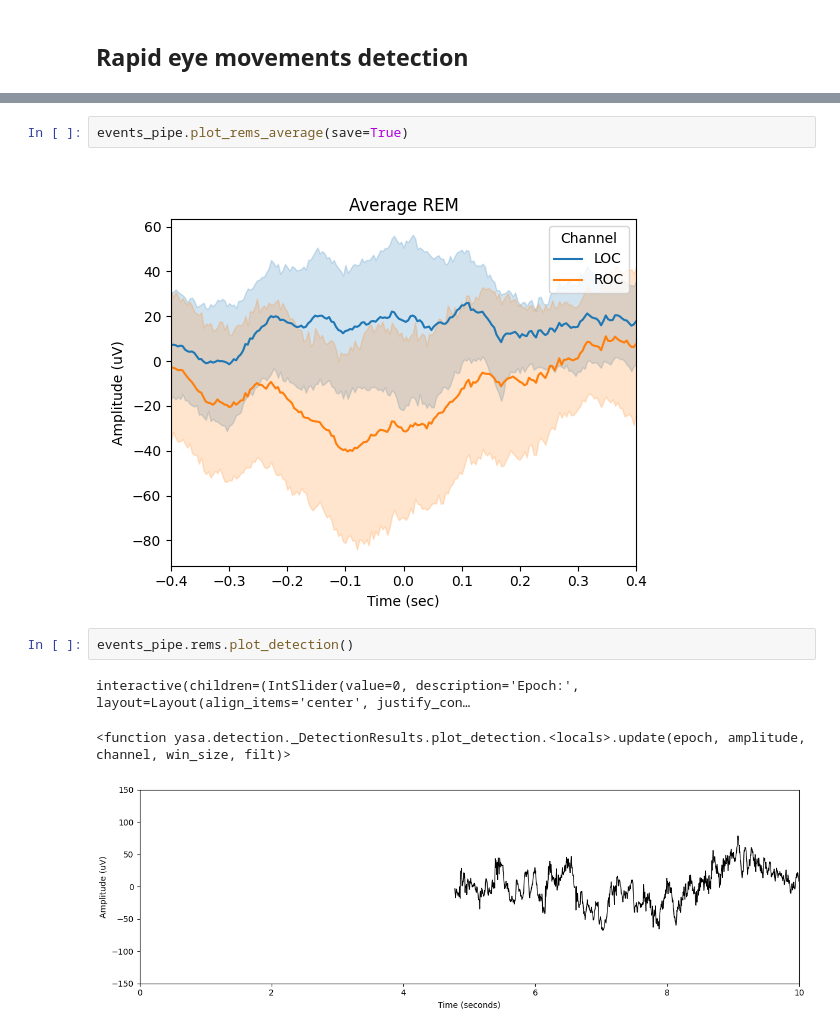
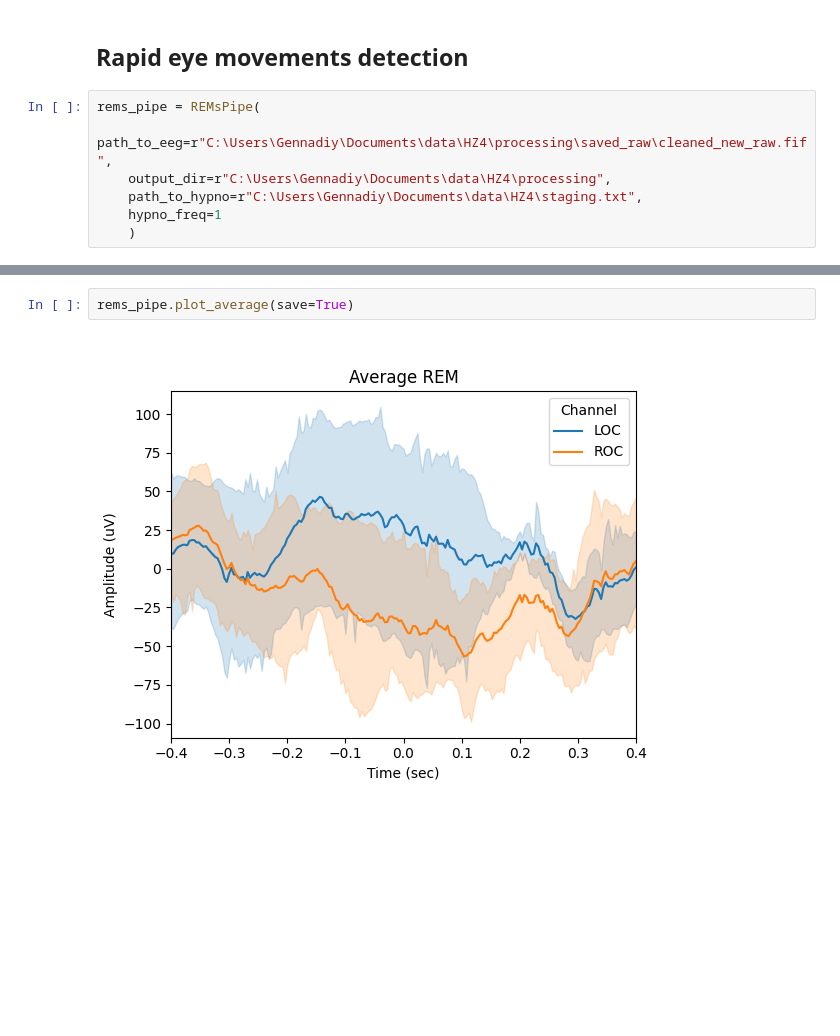
Before and after one commit to NirLab-TAU/sleepeegpy, a Jupyter notebook: notebooks/events.ipynb, the cells around one changed output, grey strips where cells are left out. Saved outputs shown, nothing was run; the diff lists cells and outputs as text; blank space fills up the shorter version.

```diff
--- a/notebooks/events.ipynb
+++ b/notebooks/events.ipynb
@@ -139,2 +175,9 @@ interactive(children=(IntSlider(value=0, description='Epoch:', layout=Layout(ali
 # %% [markdown]
 ## Rapid eye movements detection
+# %%
+rems_pipe = REMsPipe(
+    path_to_eeg=r"C:\Users\Gennadiy\Documents\data\HZ4\processing\saved_raw\cleaned_new_raw.fif",
+    output_dir=r"C:\Users\Gennadiy\Documents\data\HZ4\processing",
+    path_to_hypno=r"C:\Users\Gennadiy\Documents\data\HZ4\staging.txt",
+    hypno_freq=1
+    )
@@ -157,12 +214,6 @@ Setting 214732 of 2229773 (9.63%) samples to NaN, retaining 2015041 (90.37%) sam
 [Parallel(n_jobs=1)]: Done   2 out of   2 | elapsed:    0.0s remaining:    0.0s
 [Parallel(n_jobs=1)]: Done   2 out of   2 | elapsed:    0.0s finished
 # %%
-events_pipe.plot_rems_average(save=True)
+rems_pipe.plot_average(save=True)
 # %% [output]
-[figure, old version]
+[figure, new version]
-# %%
-events_pipe.rems.plot_detection()
-# %% [output]
-interactive(children=(IntSlider(value=0, description='Epoch:', layout=Layout(align_items='center', justify_con…
-<function yasa.detection._DetectionResults.plot_detection.<locals>.update(epoch, amplitude, channel, win_size, filt)>
-[figure, removed]
```
Also changed, not shown: parts of 24 cells of this notebook, 4 other files.
